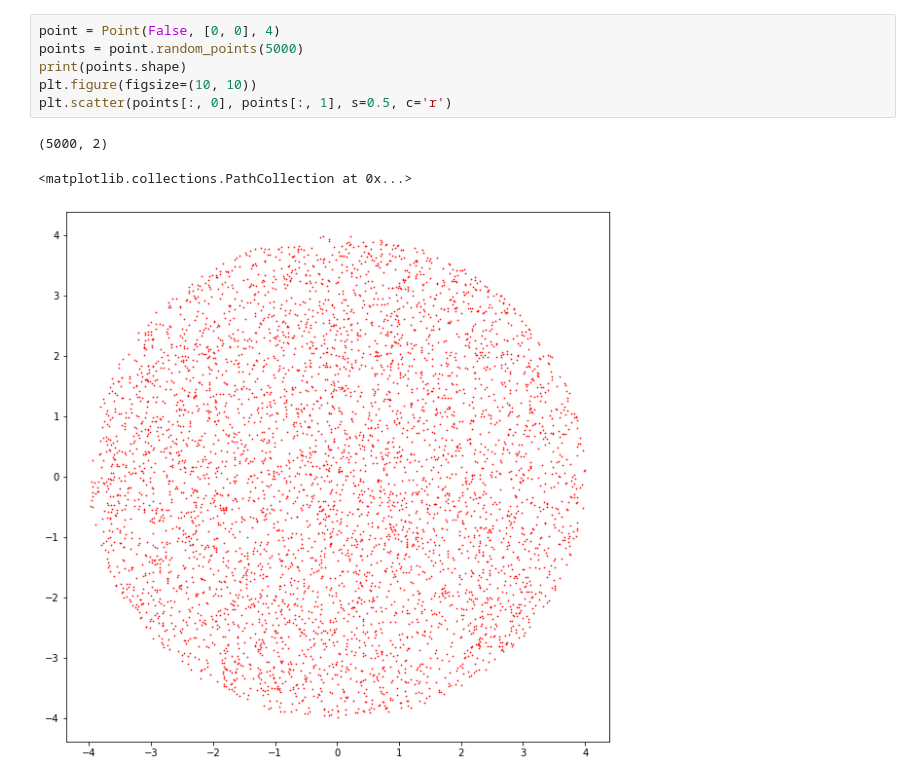
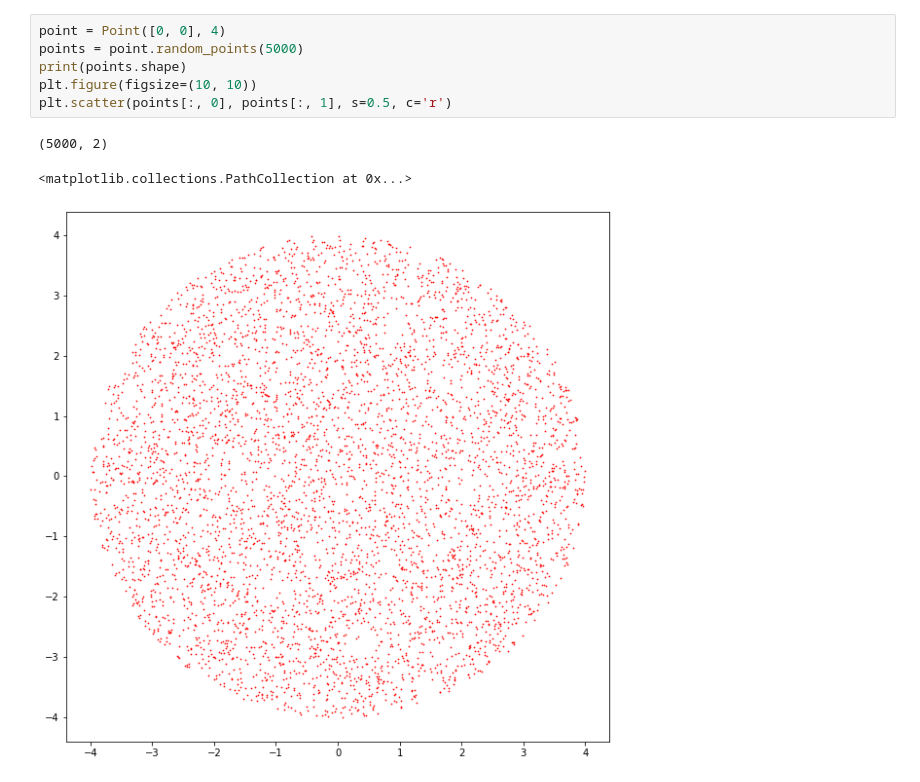
Before and after one commit to PyGeomesh/PyGeomesh, a Jupyter notebook: random_point.ipynb, the cells around one changed output. Cells and saved outputs as stored; diff of their text form.

```diff
--- a/random_point.ipynb
+++ b/random_point.ipynb
@@ -36,12 +35,12 @@ ax.scatter(
 # %%
-point = Point(False, [0, 0], 4)
+point = Point([0, 0], 4)
 points = point.random_points(5000)
 print(points.shape)
 plt.figure(figsize=(10, 10))
 plt.scatter(points[:, 0], points[:, 1], s=0.5, c='r')
 # %% [output]
 (5000, 2)
 <matplotlib.collections.PathCollection at 0x...>
-[figure, old version]
+[figure, new version]
 # %%
 boundary_points = point.random_points_on_boundary(n=300)
```
Also changed, not shown: parts of 3 cells of this notebook, 9 other files.
